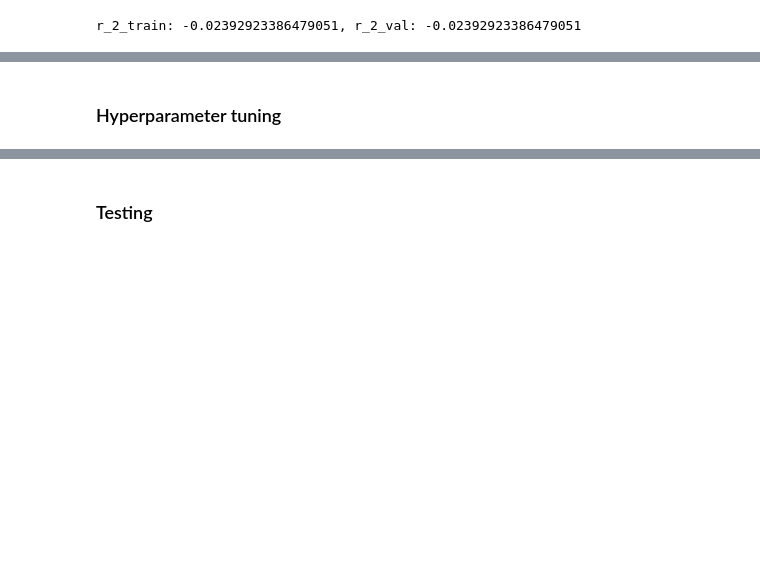
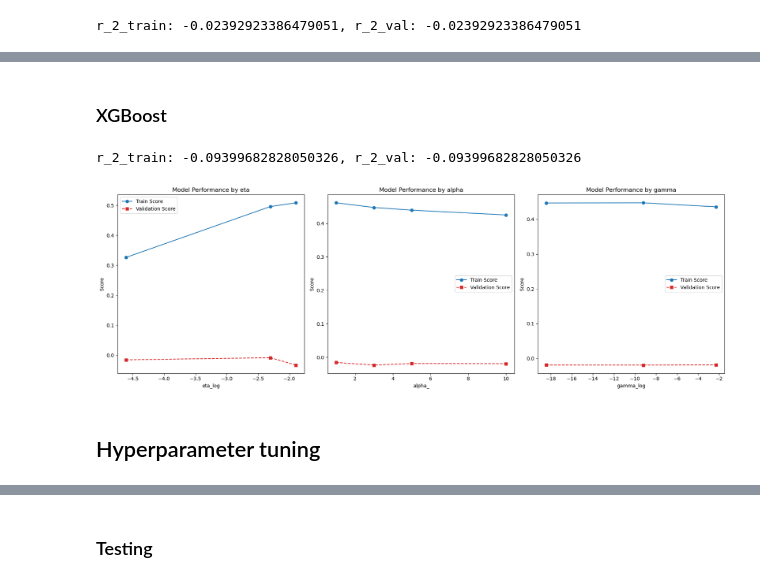
Before and after one commit to howie-zeng/Chinese-Stock-Market-Analysis--Long-Term-Trends, a Jupyter notebook: test.ipynb, the cells around one changed output, grey strips where cells are left out. Drawn from its saved outputs; the diff is of its cells as text; code cells hidden in the pictures; blank space fills up the shorter version.

Commit message:
update xgboost

```diff
--- a/test.ipynb
+++ b/test.ipynb
@@ -321,5 +326,29 @@ mp.plot_model_performance(results_en, param_grid_en.keys())
+# %% [markdown]
+### XGBoost
+# %%
+model = xgb.XGBRegressor(n_jobs=-1, booster='gbtree').fit(X_train_scaled, y_train)
+predictions = model.predict(X_val_scaled)
+r_2_train = e.calculate_r2_oos(y_val, model.predict(X_val_scaled))
+r_2_val = e.calculate_r2_oos(y_val, predictions)
+print(f"r_2_train: {r_2_train}, r_2_val: {r_2_val}", )
+# %% [output]
+r_2_train: -0.09399682828050326, r_2_val: -0.09399682828050326
+# %%
+param_grid_xgbt = {
+    'eta': [0.01, 0.1, 0.15],
+    'alpha': [1, 3, 5, 10],
+    'gamma': [1e-8, 1e-4, 1e-1],
+    # 'num_parallel_tree': [1, 3, 5, 10],
+    'n_jobs': [-1]
+    }
+
+results_xgbt = e.explore_parameter_grid(xgb.XGBRegressor, param_grid_xgbt, X_train_scaled, y_train, X_val_scaled, y_val)
+# %%
+mp.plot_model_performance(results_xgbt, param_grid_xgbt.keys())
+# %% [output]
+[figure, added]
 # %% [markdown]
-### Hyperparameter tuning
+## Hyperparameter tuning
 # %%
 models_to_tune = [
     # m.OLSModel,
```
Also changed, not shown: parts of 24 cells of this notebook, 7 other files.
